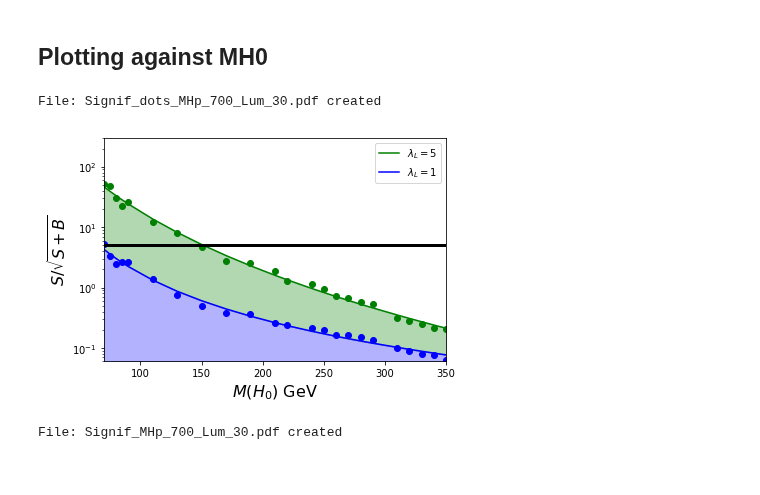
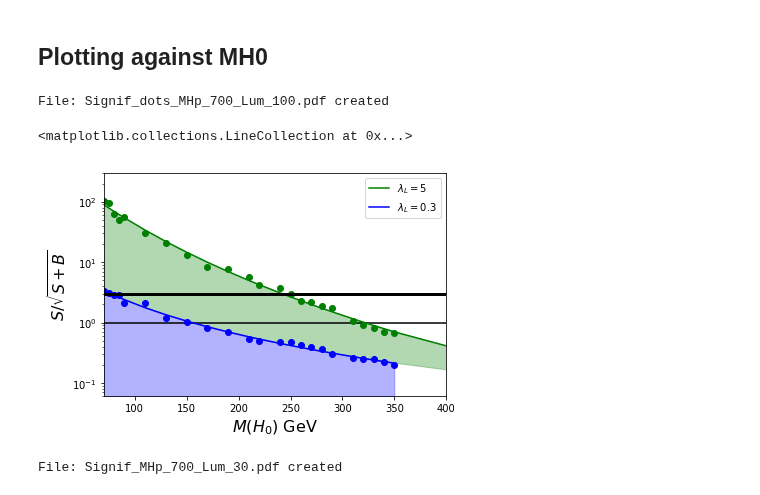
Before and after one commit to restrepo/VBF_IDM, a Jupyter notebook: Sensitivity_fit.ipynb, the cells around one changed output. Saved outputs shown, nothing was run; the diff lists cells and outputs as text; code cells hidden in the pictures.

Commit message:
Final plot

```diff
--- a/Sensitivity_fit.ipynb
+++ b/Sensitivity_fit.ipynb
@@ -31,7 +31,7 @@ TB=Zvv/0.7
 
 df=pd.DataFrame()
 MHp=700 #MH+
-Lumis=[30000.,100000.]
+Lumis=[30000.,100000.,300000,1000000.,3000000.]
 LaL=np.array([0.01,0.02,0.05,0.07,0.1,0.15,0.2,0.25,0.3,0.35,0.4,0.45,0.5,0.55,0.6,1.0,3.0,5.0,7.0,10.0])
 
 if OLD:
@@ -63,7 +63,7 @@ for Lumi in Lumis:
 # %% [markdown]
 ## Plotting against MH0
 # %%
-def plot_fit(df,MHp=700,Lumi=30000.,xmin=None,xmax=None,ymin=0.06,ymax=300,LaL1=10,LaL2=1,dots=True):
+def plot_fit(df,MHp=700,Lumi=30000.,xmin=None,xmax=None,ymin=0.06,ymax=300,LaL1=10,LaL2=1,dots=True,sigma=5):
     '''
     MHp: Charges Higgs mass
     Lumi: Luminosity
@@ -117,7 +117,7 @@ def plot_fit(df,MHp=700,Lumi=30000.,xmin=None,xmax=None,ymin=0.06,ymax=300,LaL1=
     ax1.set_ylim(bottom=ymin,top=ymax)
     ax1.set_xlabel(r'$M(H_{0})$ GeV', fontsize=16)
     ax1.set_ylabel(r'$S/\sqrt{S+B}$', fontsize=16)
-    ax1.plot((xmin,xmax),(5.0,5.0),linewidth=3,color="black",linestyle='solid')
+    ax1.plot((xmin,xmax),(sigma,sigma),linewidth=3,color="black",linestyle='solid')
 
     legend1 = ax1.legend(loc='upper right', shadow=False)
     plt.tight_layout()
@@ -132,8 +136,11 @@ def plot_fit(df,MHp=700,Lumi=30000.,xmin=None,xmax=None,ymin=0.06,ymax=300,LaL1=
 # %%
-plot_fit(df,MHp=700,Lumi=30000,ymin=0.06,ymax=300,LaL1=5,LaL2=1,dots=True)
+xmin=70;xmax=400
+plot_fit(df,MHp=700,Lumi=100000,ymin=0.06,ymax=300,xmin=xmin,xmax=xmax,LaL1=5,LaL2=0.3,dots=True,sigma=3)
+plt.hlines(1,xmin,xmax)
 # %% [output]
-File: Signif_dots_MHp_700_Lum_30.pdf created
+File: Signif_dots_MHp_700_Lum_100.pdf created
+<matplotlib.collections.LineCollection at 0x...>
-[figure, old version]
+[figure, new version]
 # %%
 plot_fit(df,MHp=700,Lumi=30000,ymin=0.06,ymax=300,LaL1=5,LaL2=1,dots=False)
 # %% [output]
```
Also changed, not shown: parts of 2 cells of this notebook, 2 other files.
